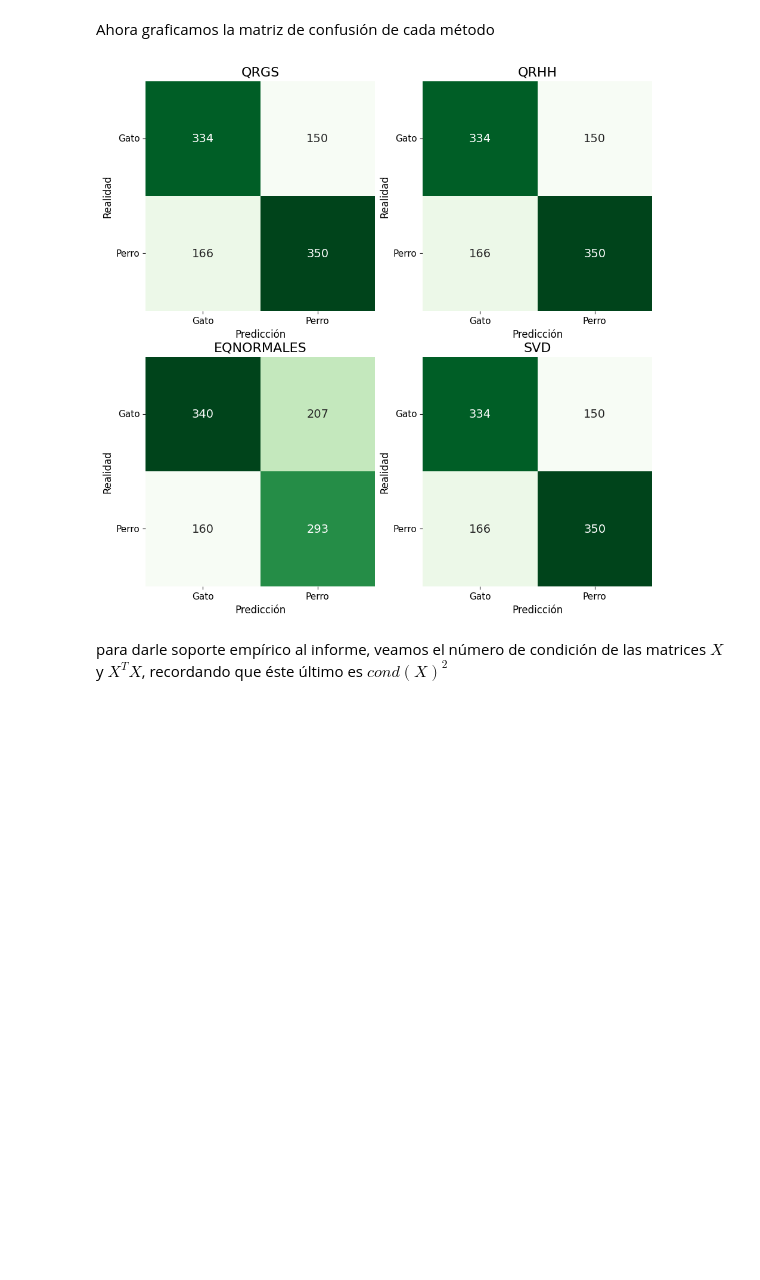
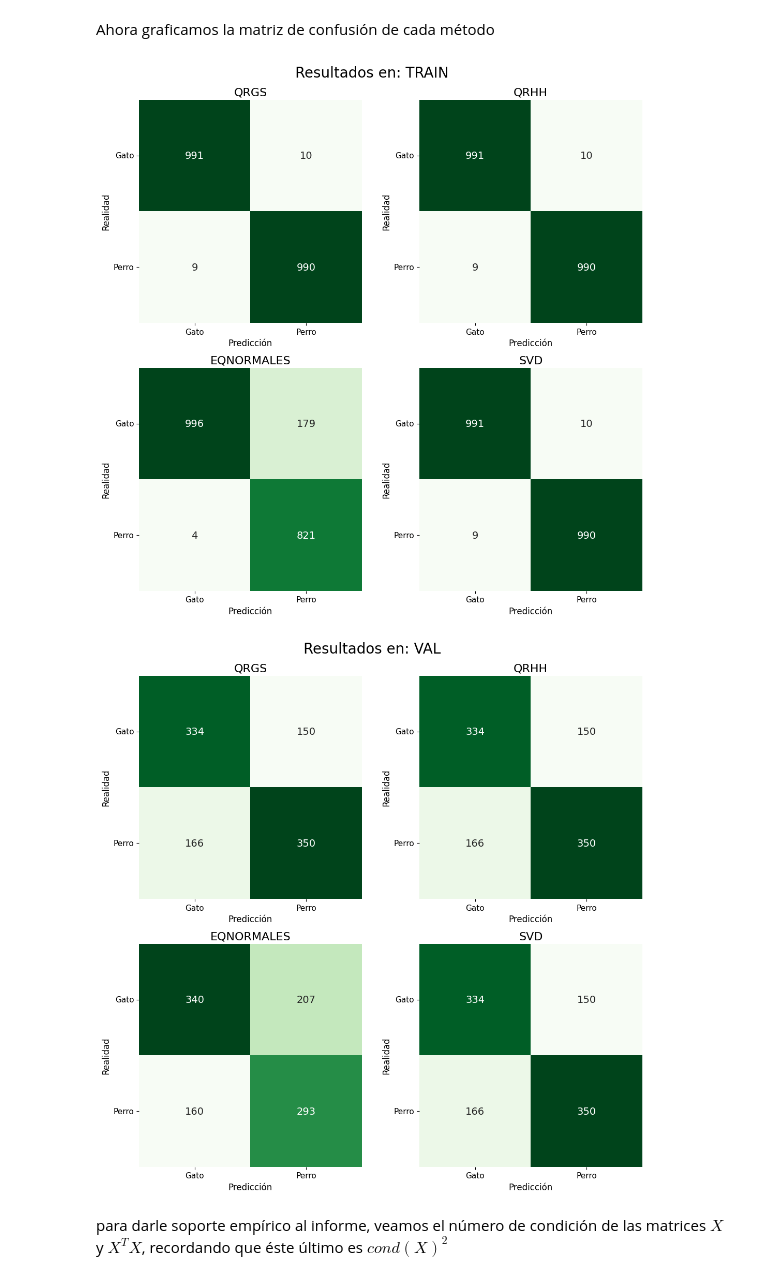
Before and after one commit to nazolaz/Labos-ALC, a Jupyter notebook: modulo/tp.ipynb, the cells around one changed output. Saved outputs shown, nothing was run; the diff lists cells and outputs as text; code cells hidden in the pictures; blank space fills up the shorter version.

```diff
--- a/modulo/tp.ipynb
+++ b/modulo/tp.ipynb
@@ -105,7 +105,7 @@ def test_W(path_W, dataset = ['val', 'train']):
     path_W Path al archivo de la matriz de pesos W generada con alguno de los métodos
     dataset las matrices que se van a usar para el test. Puede elegir entre entrenamiento o validación
 
-    utilizando la norma 2, calculamos la norma del residuo ||Y - WX||_2 para tener una medida error
+    utilizando la norma 2, calculamos la norma del residuo ||Y - WX||_2 para tener una medida de error
     sobre el conjunto de validación.
 
     Retorna Norma 2 de la diferencia entre Y y W @ X
@@ -143,7 +143,7 @@ norma 2 con matrices de validación:     36.73011483048146
 # %% [markdown]
 La función `valoresDeConfusion` genera los valores positivos y negativos para cada tipo de clasificación (perros y gatos)
 # %%
-def valoresDeConfusion(path_W):
+def valoresDeConfusion(path_W, dataset = ['val', 'train']):
     """
     path_W Path al archivo de la matriz de pesos W generada con alguno de los métodos
 
@@ -154,51 +154,60 @@ def valoresDeConfusion(path_W):
 
 
     W = np.load(path_W)
-    Xv, _ = cargarDataset(Path('../TP/template-alumnos/dataset/cats_and_dogs/val'))
+    Xv, _ = cargarDataset(Path(f'../TP/template-alumnos/dataset/cats_and_dogs/{dataset}'))
+    n = Xv.shape[1]
+    half = int(n/2)
     matriz_resultado = W@Xv
     gatos_positivos = 0
 
-    for i in range(500):
+    for i in range(half):
         resultado = matriz_resultado[:,i]
         if resultado[0] > resultado[1]:
             gatos_positivos += 1
 
     perros_positivos = 0
 
-    for i in range(500, 1000):
+    for i in range(half, n):
         resultado = matriz_resultado[:,i]
         if resultado[1] > resultado[0]:
             perros_positivos += 1
 
     return np.array([
-        [gatos_positivos, 500 - perros_positivos],
-        [500 - gatos_positivos, perros_positivos]
+        [gatos_positivos, half - perros_positivos],
+        [half - gatos_positivos, perros_positivos]
     ])
 # %% [markdown]
 Ahora graficamos la matriz de confusión de cada método
 # %%
 import matplotlib.pyplot as plt
 import seaborn as sns
 
-fig, axes = plt.subplots(nrows=2, ncols=2, figsize=(11, 11))
-axes = axes.flatten() # Aplanamos para iterar fácilmente
-for i, metodo in enumerate(metodos):
-    cm = valoresDeConfusion(metodo)
-    # 3. Limpiamos el nombre del método para el título
-    nombre_metodo = str(metodo).replace('./W_', '').replace('.npy', '').upper()
+def plotMatrizConfusion(dataset = ['train', 'val']):
+    fig, axes = plt.subplots(nrows=2, ncols=2, figsize=(11, 11))
+    axes = axes.flatten()
+    fig.suptitle(f'Resultados en: {dataset.upper()}', fontsize=20, y=0.98)
 
-    sns.heatmap(cm, annot=True, fmt='d', cmap='Greens', ax=axes[i],
-                annot_kws={"size": 14}, cbar=False, square=True)
+    for i, metodo in enumerate(metodos):
+        cm = valoresDeConfusion(metodo, dataset)
+        # 3. Limpiamos el nombre del método para el título
+        nombre_metodo = str(metodo).replace('./W_', '').replace('.npy', '').upper()
 
-    axes[i].set_title(nombre_metodo, fontsize=16)
-    axes[i].set_xlabel('Predicción', fontsize=12)
-    axes[i].set_ylabel('Realidad', fontsize=12)
-    axes[i].set_xticklabels(['Gato', 'Perro'], fontsize=11)
-    axes[i].set_yticklabels(['Gato', 'Perro'], fontsize=11, rotation=0)
+        sns.heatmap(cm, annot=True, fmt='d', cmap='Greens', ax=axes[i],
+                    annot_kws={"size": 14}, cbar=False, square=True)
 
-plt.show()
+        axes[i].set_title(nombre_metodo, fontsize=16)
+        axes[i].set_xlabel('Predicción', fontsize=12)
+        axes[i].set_ylabel('Realidad', fontsize=12)
+        axes[i].set_xticklabels(['Gato', 'Perro'], fontsize=11)
+        axes[i].set_yticklabels(['Gato', 'Perro'], fontsize=11, rotation=0)
+    plt.tight_layout()
+    plt.subplots_adjust(top=0.92) # Espacio extra para el suptitle
+    plt.show()
+plotMatrizConfusion('train')
+plotMatrizConfusion('val')
 # %% [output]
-[figure, old version]
+[figure, new version]
+[figure, added]
 # %% [markdown]
 para darle soporte empírico al informe, veamos el número de condición de las matrices $X$ y $X^TX$, recordando que éste último es $cond(X)^2$
 # %%
```
Also changed, not shown: parts of 4 cells of this notebook, 4 other files.
